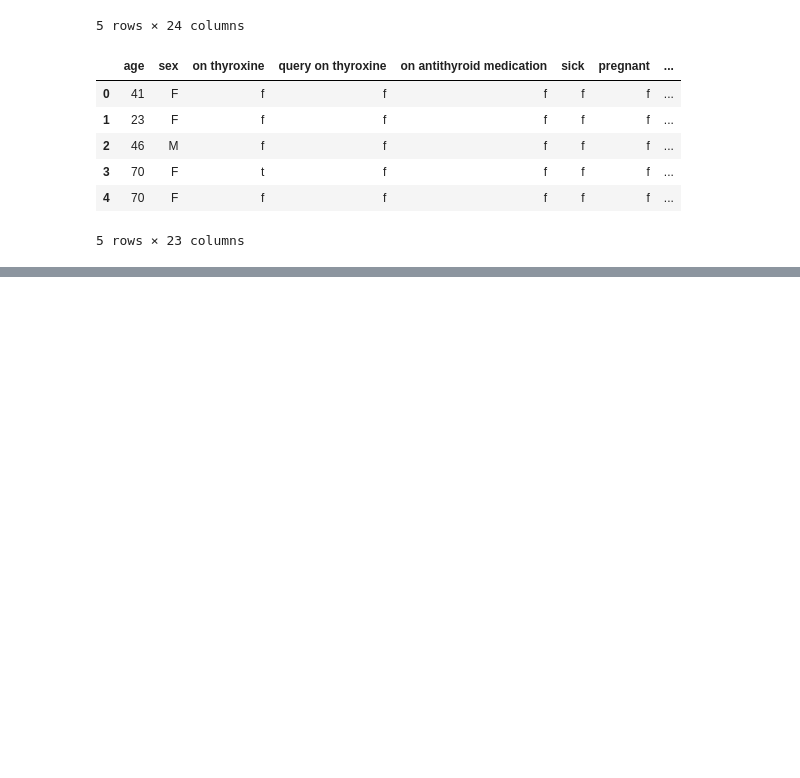
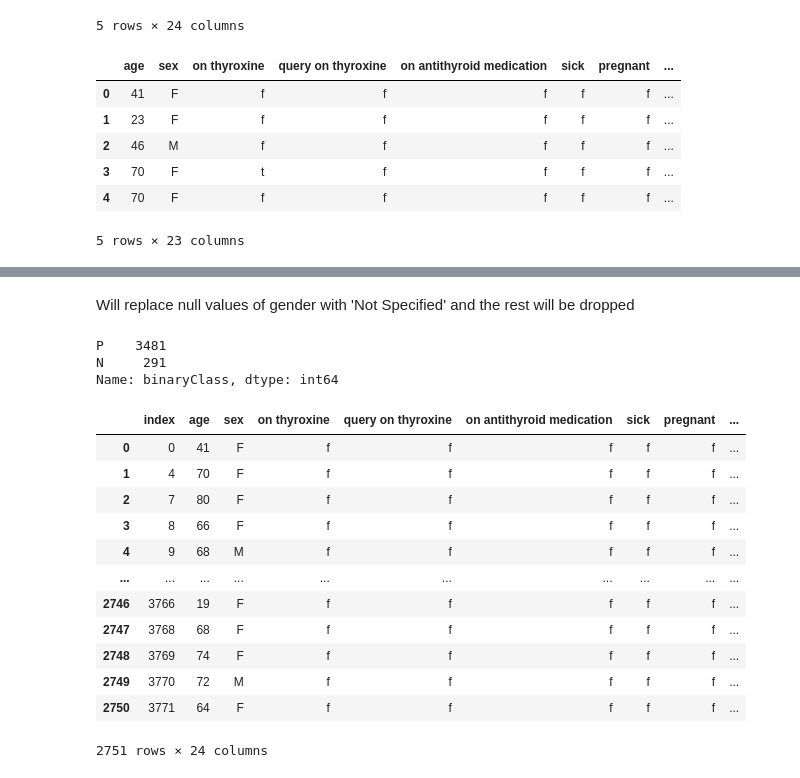
Before and after one commit to mbururyan/Hypothyroid-Disease-Detection-System, a Jupyter notebook: cleaning.ipynb, the cells around one changed output, grey strips where cells are left out. Drawn from its saved outputs; the diff is of its cells as text; code cells hidden in the pictures; blank space fills up the shorter version.

Commit message:
done data cleaning

```diff
--- a/cleaning.ipynb
+++ b/cleaning.ipynb
@@ -103,0 +144,5 @@ data1.head()
+# %%
+# Replace '?' with NULL
+
+data1 = data1.replace('?', np.NaN)
+data1
@@ -103,0 +184,31 @@ data1.head()
+# %% [markdown]
+Will replace null values of gender with 'Not Specified' and the rest will be dropped
+# %%
+# Replace null values in sex with 'NS' (Not Specified)
+
+data1['sex'] = data1['sex'].fillna('NS')
+# %%
+data1['binaryClass'].value_counts()
+# %% [output]
+P    3481
+N     291
+Name: binaryClass, dtype: int64
+# %%
+# Will proceed to drop rows with null values, to avoid inconsistency when modelling
+
+data2 = data1.dropna().reset_index()
+data2
+# %% [output]
+|  | index | age | sex | on thyroxine | query on thyroxine | on antithyroid medication | sick | pregnant | ... |
+| 0 | 0 | 41 | F | f | f | f | f | f | ... |
+| 1 | 4 | 70 | F | f | f | f | f | f | ... |
+| 2 | 7 | 80 | F | f | f | f | f | f | ... |
+| 3 | 8 | 66 | F | f | f | f | f | f | ... |
+| 4 | 9 | 68 | M | f | f | f | f | f | ... |
+| ... | ... | ... | ... | ... | ... | ... | ... | ... | ... |
+| 2746 | 3766 | 19 | F | f | f | f | f | f | ... |
+| 2747 | 3768 | 68 | F | f | f | f | f | f | ... |
+| 2748 | 3769 | 74 | F | f | f | f | f | f | ... |
+| 2749 | 3770 | 72 | M | f | f | f | f | f | ... |
+| 2750 | 3771 | 64 | F | f | f | f | f | f | ... |
+2751 rows × 24 columns
```
Also changed, not shown: parts of 35 cells of this notebook.
